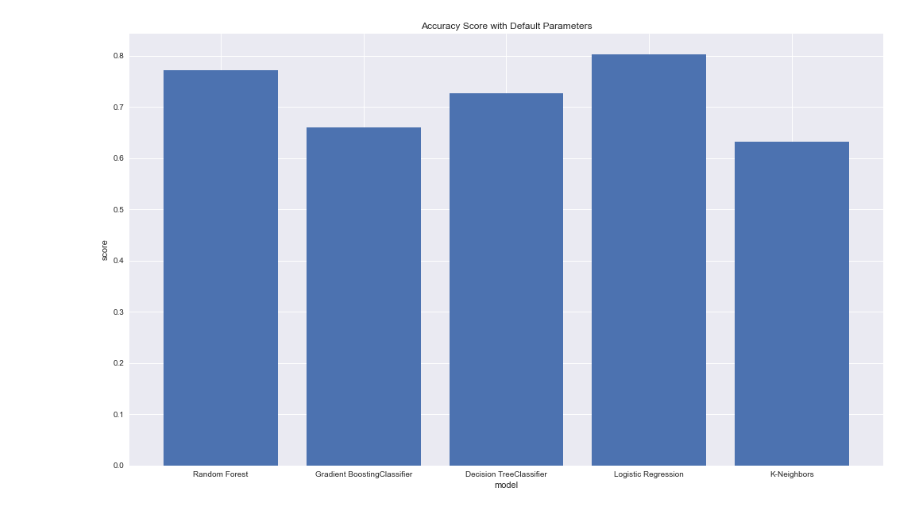
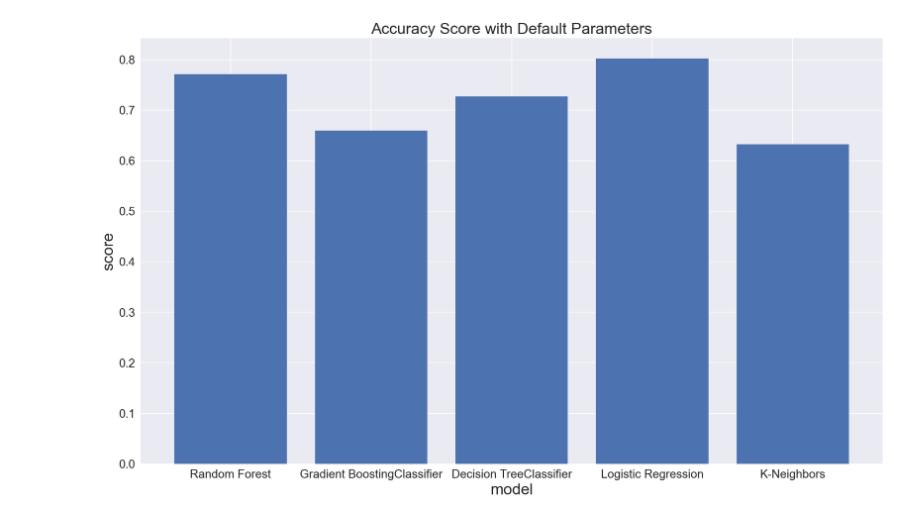
Before and after one commit to hurshkarkhanis/twitter-project, a Jupyter notebook: notebooks/default_performance.ipynb, the cells around one changed output. Saved outputs shown, nothing was run; the diff lists cells and outputs as text; code cells hidden in the pictures.

```diff
--- a/notebooks/default_performance.ipynb
+++ b/notebooks/default_performance.ipynb
@@ -12,8 +13,11 @@ numbers = {
 # %%
 fig, ax = plt.subplots(figsize=(17, 10))
 ax.bar(numbers.keys(), numbers.values())
-ax.set_ylabel("score")
-ax.set_xlabel("model")
-ax.set_title("Accuracy Score with Default Parameters")
+ax.set_ylabel("score", fontsize=20)
+ax.set_xlabel("model", fontsize=20)
+ax.set_title("Accuracy Score with Default Parameters", fontsize=20)
+ax.tick_params(axis='x', labelsize= 15)
+ax.tick_params(axis='y', labelsize= 15)
+plt.savefig('../graphs/final_default.png')
 # %% [output]
-[figure, old version]
+[figure, new version]
```
Also changed, not shown: parts of 1 cell of this notebook, 1 other file.
